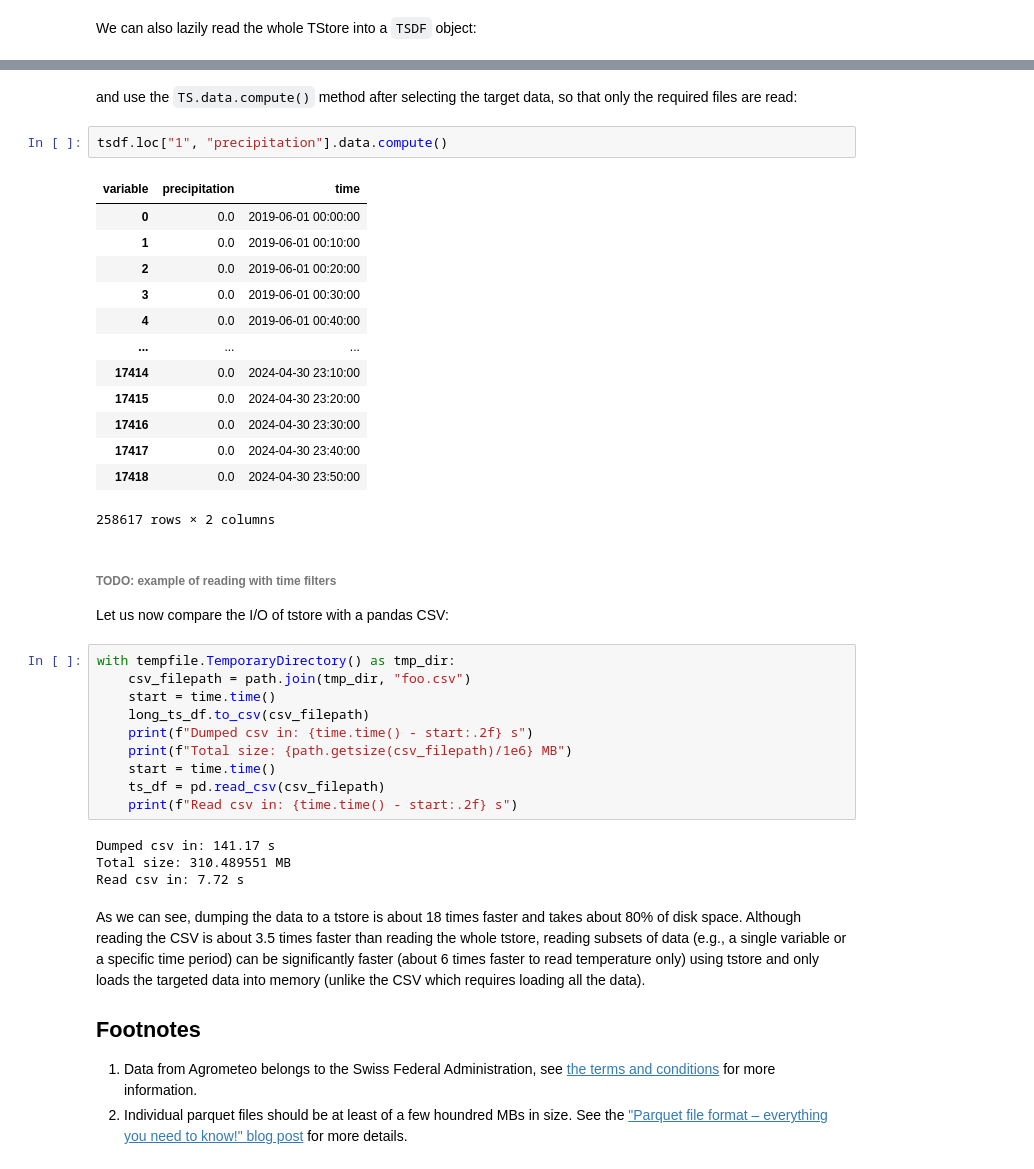
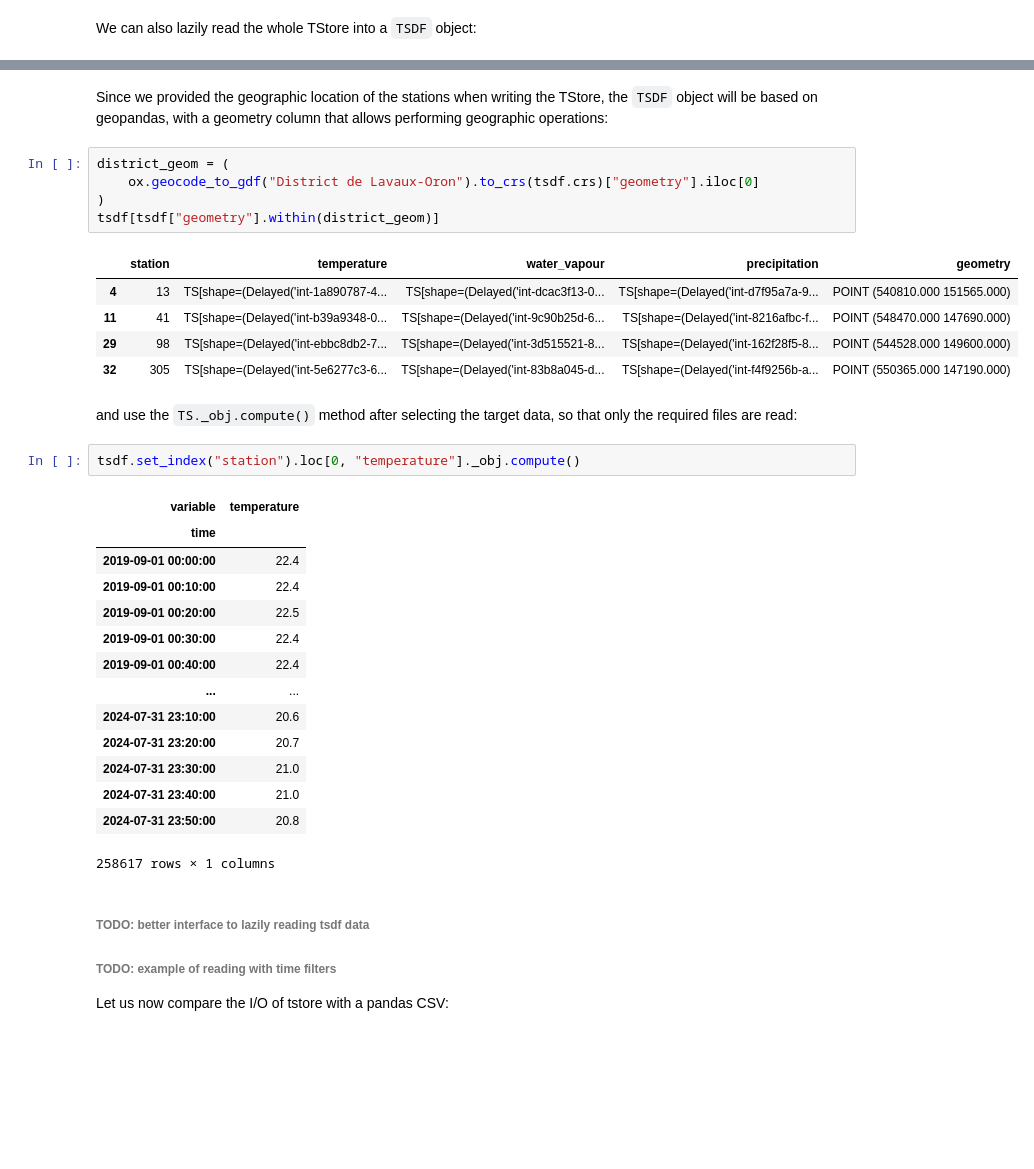
Before and after one commit to ltelab/tstore, a Jupyter notebook: tutorials/01-your-first-tstore.ipynb, the cells around one changed output, grey strips where cells are left out. Saved outputs shown, nothing was run; the diff lists cells and outputs as text; blank space fills up the shorter version.

```diff
--- a/tutorials/01-your-first-tstore.ipynb
+++ b/tutorials/01-your-first-tstore.ipynb
@@ -237,43 +237,37 @@ tsdf
 # %% [markdown]
-and use the `TS.data.compute()` method after selecting the target data, so that only the required files are read:
+Since we provided the geographic location of the stations when writing the TStore, the `TSDF` object will be based on geopandas, with a geometry column that allows performing geographic operations:
 # %%
-tsdf.loc["1", "precipitation"].data.compute()
+district_geom = (
+    ox.geocode_to_gdf("District de Lavaux-Oron").to_crs(tsdf.crs)["geometry"].iloc[0]
+)
+tsdf[tsdf["geometry"].within(district_geom)]
 # %% [output]
-| variable | precipitation | time |
-| 0 | 0.0 | 2019-06-01 00:00:00 |
-| 1 | 0.0 | 2019-06-01 00:10:00 |
-| 2 | 0.0 | 2019-06-01 00:20:00 |
-| 3 | 0.0 | 2019-06-01 00:30:00 |
-| 4 | 0.0 | 2019-06-01 00:40:00 |
-| ... | ... | ... |
-| 17414 | 0.0 | 2024-04-30 23:10:00 |
-| 17415 | 0.0 | 2024-04-30 23:20:00 |
-| 17416 | 0.0 | 2024-04-30 23:30:00 |
-| 17417 | 0.0 | 2024-04-30 23:40:00 |
-| 17418 | 0.0 | 2024-04-30 23:50:00 |
+|  | station | temperature | water_vapour | precipitation | geometry |
+| 4 | 13 | TS[shape=(Delayed('int-1a890787-4... | TS[shape=(Delayed('int-dcac3f13-0... | TS[shape=(Delayed('int-d7f95a7a-9... | POINT (540810.000 151565.000) |
+| 11 | 41 | TS[shape=(Delayed('int-b39a9348-0... | TS[shape=(Delayed('int-9c90b25d-6... | TS[shape=(Delayed('int-8216afbc-f... | POINT (548470.000 147690.000) |
+| 29 | 98 | TS[shape=(Delayed('int-ebbc8db2-7... | TS[shape=(Delayed('int-3d515521-8... | TS[shape=(Delayed('int-162f28f5-8... | POINT (544528.000 149600.000) |
+| 32 | 305 | TS[shape=(Delayed('int-5e6277c3-6... | TS[shape=(Delayed('int-83b8a045-d... | TS[shape=(Delayed('int-f4f9256b-a... | POINT (550365.000 147190.000) |
-258617 rows × 2 columns
 # %% [markdown]
-###### TODO: example of reading with time filters
-
-Let us now compare the I/O of tstore with a pandas CSV:
+and use the `TS._obj.compute()` method after selecting the target data, so that only the required files are read:
 # %%
-with tempfile.TemporaryDirectory() as tmp_dir:
-    csv_filepath = path.join(tmp_dir, "foo.csv")
-    start = time.time()
-    long_ts_df.to_csv(csv_filepath)
-    print(f"Dumped csv in: {time.time() - start:.2f} s")
-    print(f"Total size: {path.getsize(csv_filepath)/1e6} MB")
-    start = time.time()
-    ts_df = pd.read_csv(csv_filepath)
-    print(f"Read csv in: {time.time() - start:.2f} s")
+tsdf.set_index("station").loc[0, "temperature"]._obj.compute()
 # %% [output]
+| variable | temperature |
+| time |  |
+| 2019-09-01 00:00:00 | 22.4 |
+| 2019-09-01 00:10:00 | 22.4 |
+| 2019-09-01 00:20:00 | 22.5 |
+| 2019-09-01 00:30:00 | 22.4 |
+| 2019-09-01 00:40:00 | 22.4 |
+| ... | ... |
+| 2024-07-31 23:10:00 | 20.6 |
+| 2024-07-31 23:20:00 | 20.7 |
+| 2024-07-31 23:30:00 | 21.0 |
+| 2024-07-31 23:40:00 | 21.0 |
+| 2024-07-31 23:50:00 | 20.8 |
-Dumped csv in: 141.17 s
-Total size: 310.489551 MB
-Read csv in: 7.72 s
+258617 rows × 1 columns
 # %% [markdown]
-As we can see, dumping the data to a tstore is about 18 times faster and takes about 80% of disk space. Although reading the CSV is about 3.5 times faster than reading the whole tstore, reading subsets of data (e.g., a single variable or a specific time period) can be significantly faster (about 6 times faster to read temperature only) using tstore and only loads the targeted data into memory (unlike the CSV which requires loading all the data).
+###### TODO: better interface to lazily reading tsdf data
+###### TODO: example of reading with time filters
 
-## Footnotes
-
-1. <span id="agrometeo"></span> Data from Agrometeo belongs to the Swiss Federal Administration, see [the terms and conditions](https://www.admin.ch/gov/en/start/terms-and-conditions.html) for more information.
-2. <span id="parquet-file-size"></span> Individual parquet files should be at least of a few houndred MBs in size. See the ["Parquet file format – everything you need to know!" blog post](https://data-mozart.com/parquet-file-format-everything-you-need-to-know) for more details.
+Let us now compare the I/O of tstore with a pandas CSV:
```
Also changed, not shown: parts of 9 cells of this notebook.
